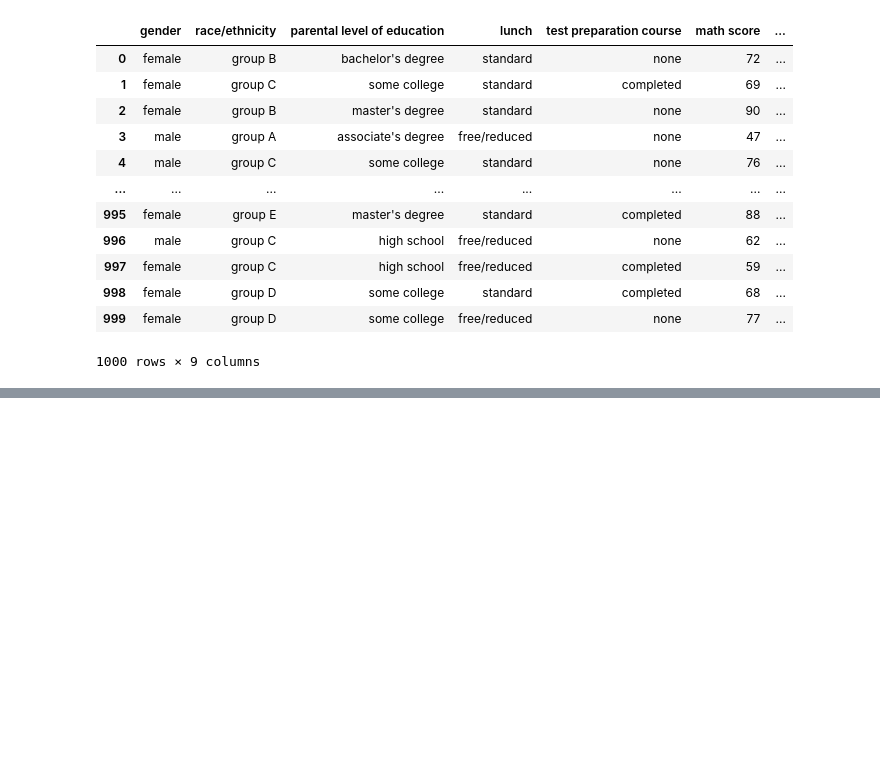
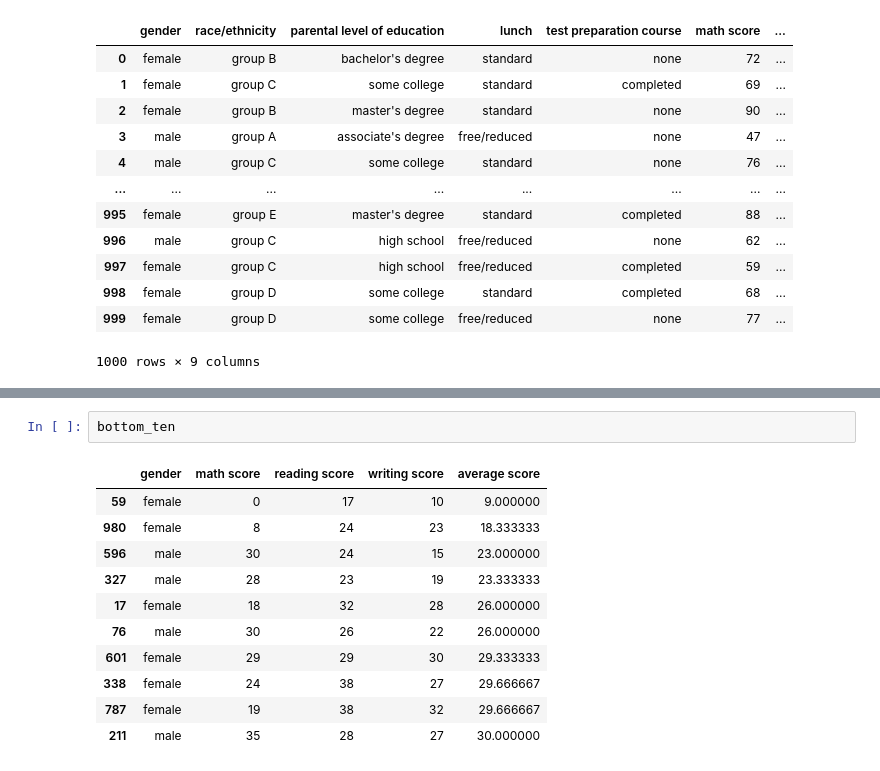
Before and after one commit to Alekhya-2006/student-performance-analysis, a Jupyter notebook: notebooks/student_analysis.ipynb, the cells around one changed output, grey strips where cells are left out. Cells and saved outputs as stored; diff of their text form; blank space fills up the shorter version.

```diff
--- a/notebooks/student_analysis.ipynb
+++ b/notebooks/student_analysis.ipynb
@@ -165,0 +175,14 @@ Name: average score, Length: 1000, dtype: float64
+# %%
+bottom_ten
+# %% [output]
+|  | gender | math score | reading score | writing score | average score |
+| 59 | female | 0 | 17 | 10 | 9.000000 |
+| 980 | female | 8 | 24 | 23 | 18.333333 |
+| 596 | male | 30 | 24 | 15 | 23.000000 |
+| 327 | male | 28 | 23 | 19 | 23.333333 |
+| 17 | female | 18 | 32 | 28 | 26.000000 |
+| 76 | male | 30 | 26 | 22 | 26.000000 |
+| 601 | female | 29 | 29 | 30 | 29.333333 |
+| 338 | female | 24 | 38 | 27 | 29.666667 |
+| 787 | female | 19 | 38 | 32 | 29.666667 |
+| 211 | male | 35 | 28 | 27 | 30.000000 |
```
Also changed, not shown: parts of 13 cells of this notebook, 1 other file.
